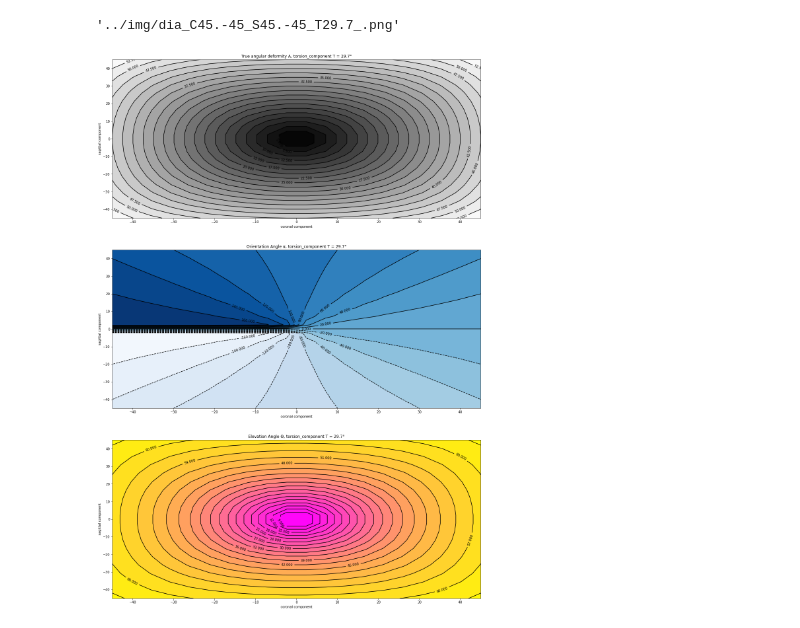
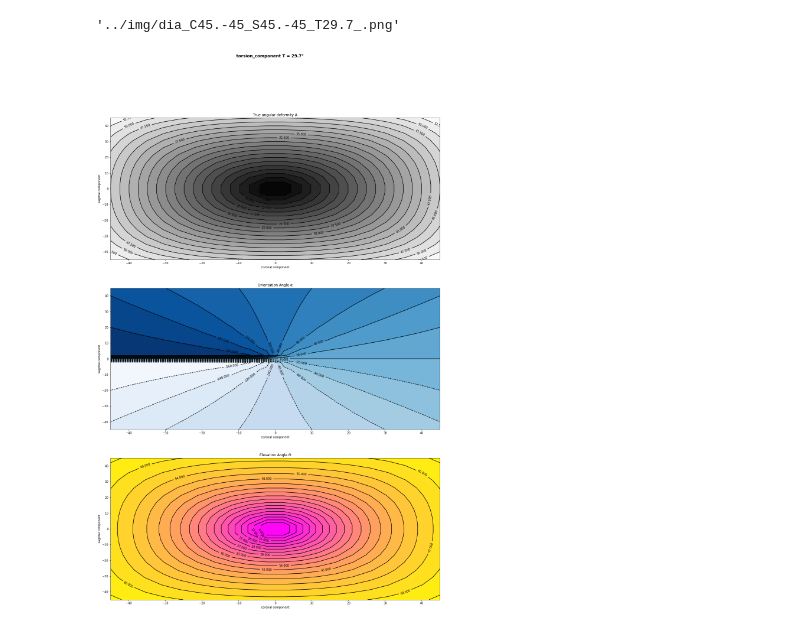
Before and after one commit to butayama/osteotomy_calc, a Jupyter notebook: scripts/osteotomy_parameterstudien_a_03.ipynb, the cells around one changed output. Cells and saved outputs as stored; diff of their text form; code cells hidden in the pictures.

```diff
--- a/scripts/osteotomy_parameterstudien_a_03.ipynb
+++ b/scripts/osteotomy_parameterstudien_a_03.ipynb
@@ -62,35 +62,35 @@ def np_true_angular_deformity(_c_a_d, _s_a_d, _t_a_d):
     h1 = np.sqrt(np.tan(c_a) * np.tan(c_a) + np.tan(s_a) * np.tan(s_a))
     a_tad = np.arctan2(h1, 1)
     return np.degrees(a_tad)
 
 
 fig27 = plt.figure(figsize=(20,30))
-# fig27.suptitle(f'Elevation Angle {chr(int("398", 16))}', fontsize=14, fontweight='bold')
+fig27.suptitle(f'torsion_component T = {T}°', fontsize=14, fontweight='bold')
 p_orientation = fig27.add_subplot(312)
-p_orientation.set_title(f'Orientation Angle {chr(945)}, torsion_component T = {T}°')
+p_orientation.set_title(f'Orientation Angle {chr(945)}')
 p_orientation.set_xlabel('coronal component')
 p_orientation.set_ylabel('sagittal component')
 img = p_orientation.contourf(X, Y, np_orientation_angle(X,Y,T), 20, cmap='Blues')
 hl = p_orientation.contour(X, Y, np_orientation_angle(X,Y,T), 20, colors='black', linewidth=.5)
 plt.clabel(hl, inline=1, fontsize=10)
 
 p_elevation = fig27.add_subplot(313)
-p_elevation.set_title(f'Elevation Angle {chr(int("398", 16))}, torsion_component T = {T}°')
+p_elevation.set_title(f'Elevation Angle {chr(int("398", 16))}')
 p_elevation.set_xlabel('coronal component')
 p_elevation.set_ylabel('sagittal component')
 img = p_elevation.contourf(X, Y, np_elevation_angle(X,Y,T), 20, cmap='spring')
 hl = p_elevation.contour(X, Y, np_elevation_angle(X,Y,T), 20, colors='black', linewidth=.5)
 plt.clabel(hl, inline=1, fontsize=10)
 # plt.subplots_adjust(hspace=0.2)
 
 p_true_angular_deformity = fig27.add_subplot(311)
-p_true_angular_deformity.set_title(f'True angular deformity A, torsion_component T = {T}°')
+p_true_angular_deformity.set_title(f'True angular deformity A')
 p_true_angular_deformity.set_xlabel('coronal component')
 p_true_angular_deformity.set_ylabel('sagittal component')
 img = p_true_angular_deformity.contourf(X, Y, np_true_angular_deformity(X,Y,T), 20, cmap='gray')
 hl = p_true_angular_deformity.contour(X, Y, np_true_angular_deformity(X,Y,T), 20, colors='black', linewidth=.5)
 plt.clabel(hl, inline=1, fontsize=10)
 # plt.subplots_adjust(hspace=0.2)
 fig27.savefig(diagram_name)
 # %% [output]
-[figure, old version]
+[figure, new version]
```
